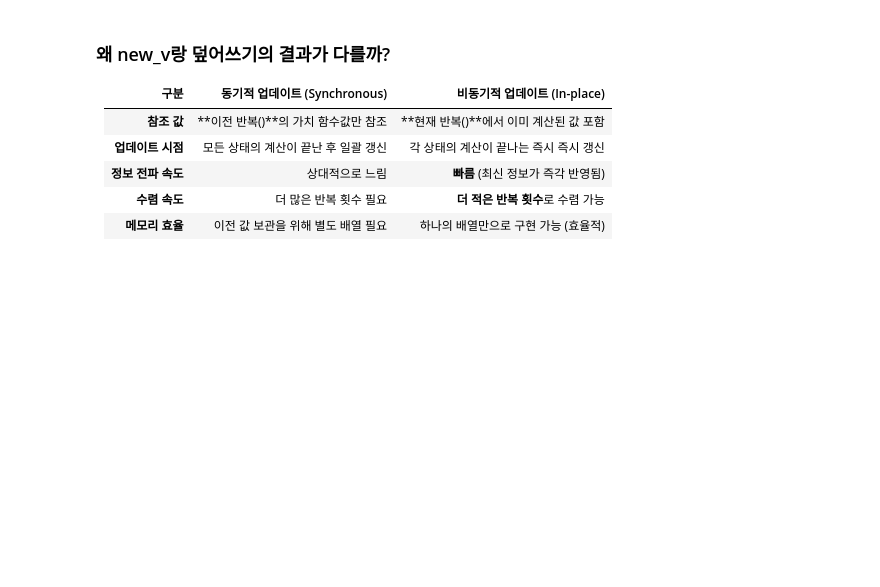
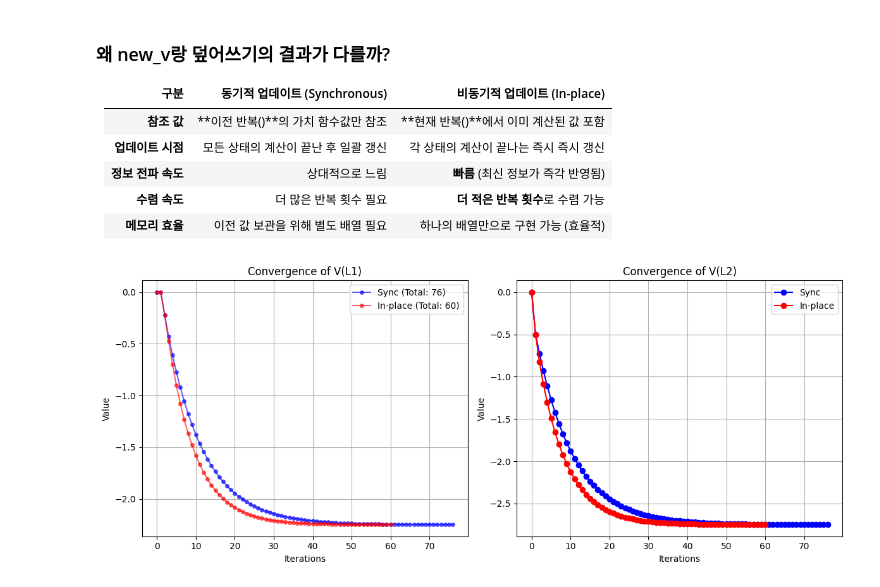
Before and after one commit to bu11ymaguire/studying, a Jupyter notebook: ReinforcementLearning/Iterative_Policy_evaluation.ipynb, the cells around one changed output. Drawn from its saved outputs; the diff is of its cells as text; code cells hidden in the pictures; blank space fills up the shorter version.

```diff
--- a/ReinforcementLearning/Iterative_Policy_evaluation.ipynb
+++ b/ReinforcementLearning/Iterative_Policy_evaluation.ipynb
@@ -94,3 +94,71 @@ while(True):
 | **정보 전파 속도** | 상대적으로 느림 | **빠름** (최신 정보가 즉각 반영됨) |
 | **수렴 속도** | 더 많은 반복 횟수 필요 | **더 적은 반복 횟수**로 수렴 가능 |
 | **메모리 효율** | 이전 값 보관을 위해 별도 배열 필요 | 하나의 배열만으로 구현 가능 (효율적) |
+# %%
+import matplotlib.pyplot as plt
+
+def run_sync_update(theta=0.0001):
+    V = {'L1': 0.0, 'L2': 0.0}
+    history = [(V['L1'], V['L2'])]
+    cnt = 0
+    while True:
+        new_V = V.copy()
+        new_V['L1'] = 0.5 * (-1 + 0.9 * V['L1']) + 0.5 * (1 + 0.9 * V['L2'])
+        new_V['L2'] = 0.5 * (0 + 0.9 * V['L1']) + 0.5 * (-1 + 0.9 * V['L2'])
+
+        delta = max(abs(new_V['L1'] - V['L1']), abs(new_V['L2'] - V['L2']))
+        V = new_V.copy()
+        history.append((V['L1'], V['L2']))
+        cnt += 1
+        if delta < theta:
+            break
+    return history, cnt
+
+def run_inplace_update(theta=0.0001):
+    V = {'L1': 0.0, 'L2': 0.0}
+    history = [(V['L1'], V['L2'])]
+    cnt = 0
+    while True:
+
+        t1 = 0.5 * (-1 + 0.9 * V['L1']) + 0.5 * (1 + 0.9 * V['L2'])
+        delta1 = abs(t1 - V['L1'])
+        V['L1'] = t1
+
+        t2 = 0.5 * (0 + 0.9 * V['L1']) + 0.5 * (-1 + 0.9 * V['L2'])
+        delta2 = abs(t2 - V['L2'])
+        V['L2'] = t2
+
+        delta = max(delta1, delta2)
+        history.append((V['L1'], V['L2']))
+        cnt += 1
+        if delta < theta:
+            break
+    return history, cnt
+
+sync_hist, sync_cnt = run_sync_update()
+inplace_hist, inplace_cnt = run_inplace_update()
+
+plt.figure(figsize=(12, 5))
+
+plt.subplot(1, 2, 1)
+plt.plot([h[0] for h in sync_hist], 'bo-', label=f'Sync (Total: {sync_cnt})', markersize=4, alpha=0.6)
+plt.plot([h[0] for h in inplace_hist], 'ro-', label=f'In-place (Total: {inplace_cnt})', markersize=4, alpha=0.6)
+plt.title('Convergence of V(L1)')
+plt.xlabel('Iterations')
+plt.ylabel('Value')
+plt.legend()
+plt.grid(True)
+
+plt.subplot(1, 2, 2)
+plt.plot([h[1] for h in sync_hist], 'bo-', label='Sync')
+plt.plot([h[1] for h in inplace_hist], 'ro-', label='In-place')
+plt.title('Convergence of V(L2)')
+plt.xlabel('Iterations')
+plt.ylabel('Value')
+plt.legend()
+plt.grid(True)
+
+plt.tight_layout()
+plt.show()
+# %% [output]
+[figure, added]
```
